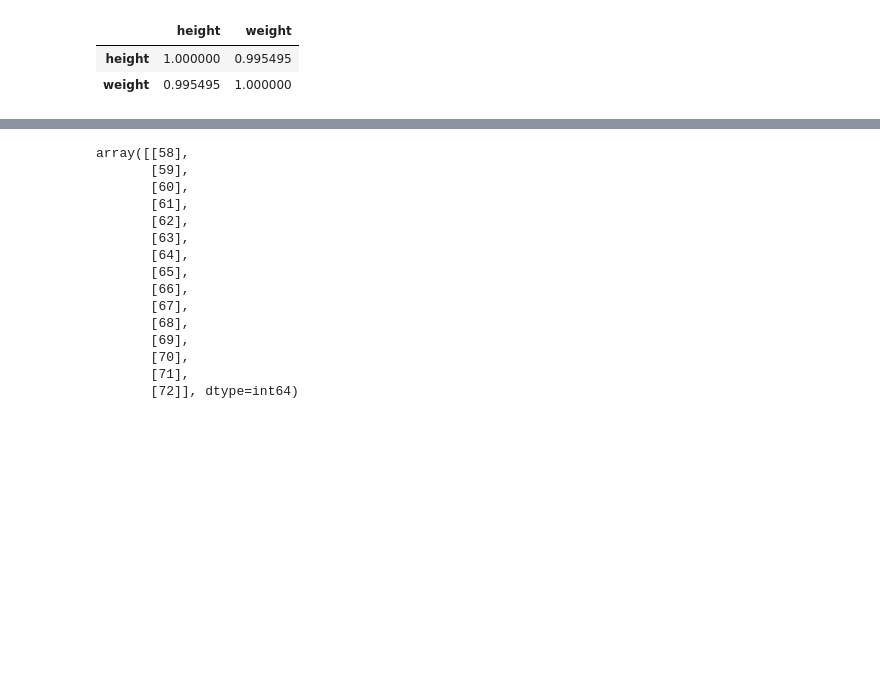
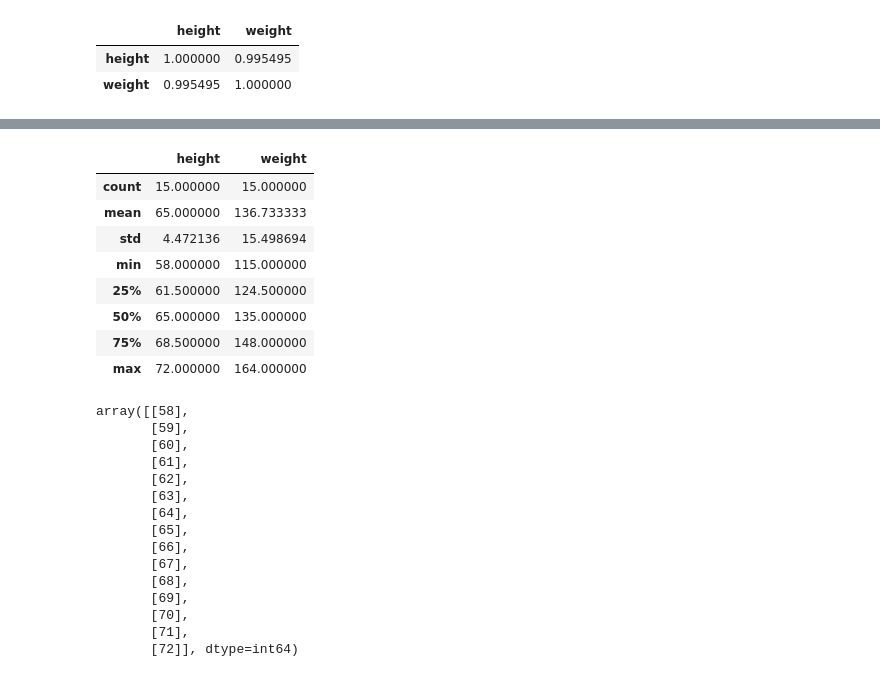
Before and after one commit to radhikascs/Linear-Regression-Women, a Jupyter notebook: Linear-Regression-Women.ipynb, the cells around one changed output, grey strips where cells are left out. Saved outputs shown, nothing was run; the diff lists cells and outputs as text; code cells hidden in the pictures; blank space fills up the shorter version.

```diff
--- a/Linear-Regression-Women.ipynb
+++ b/Linear-Regression-Women.ipynb
@@ -31,3 +43,15 @@ datasets.corr()
+# %%
+datasets.describe()
+# %% [output]
+|  | height | weight |
+| count | 15.000000 | 15.000000 |
+| mean | 65.000000 | 136.733333 |
+| std | 4.472136 | 15.498694 |
+| min | 58.000000 | 115.000000 |
+| 25% | 61.500000 | 124.500000 |
+| 50% | 65.000000 | 135.000000 |
+| 75% | 68.500000 | 148.000000 |
+| max | 72.000000 | 164.000000 |
 # %%
 X = datasets.iloc[:, :-1].values
 X
```
Also changed, not shown: parts of 20 cells of this notebook.
